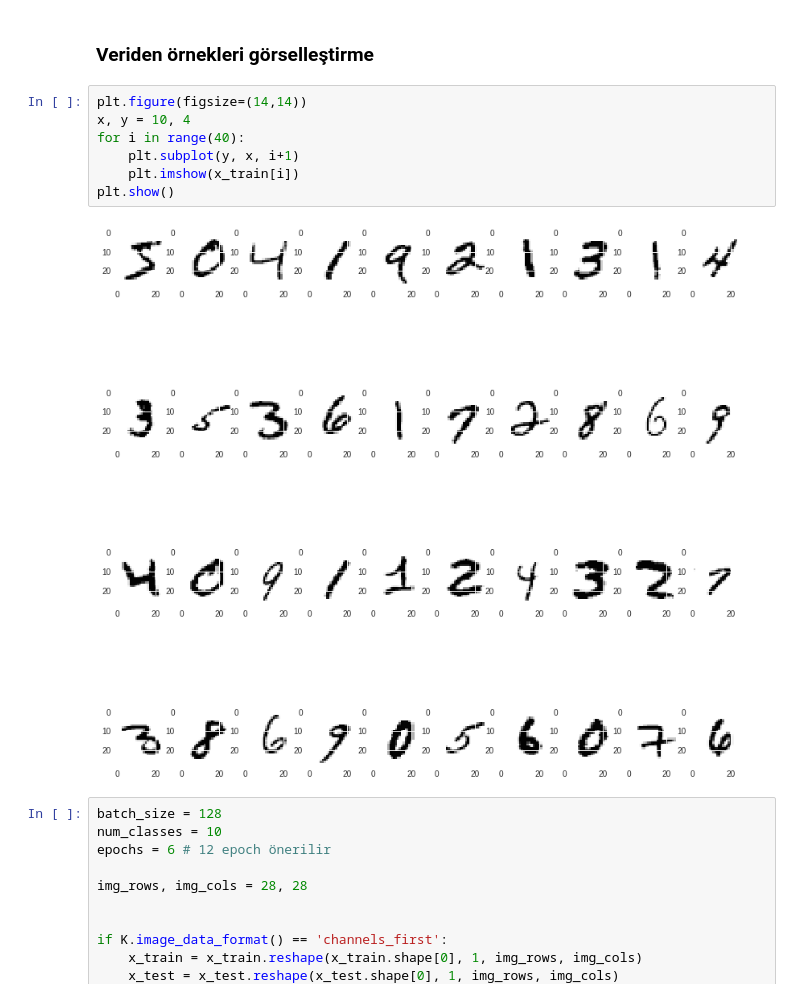
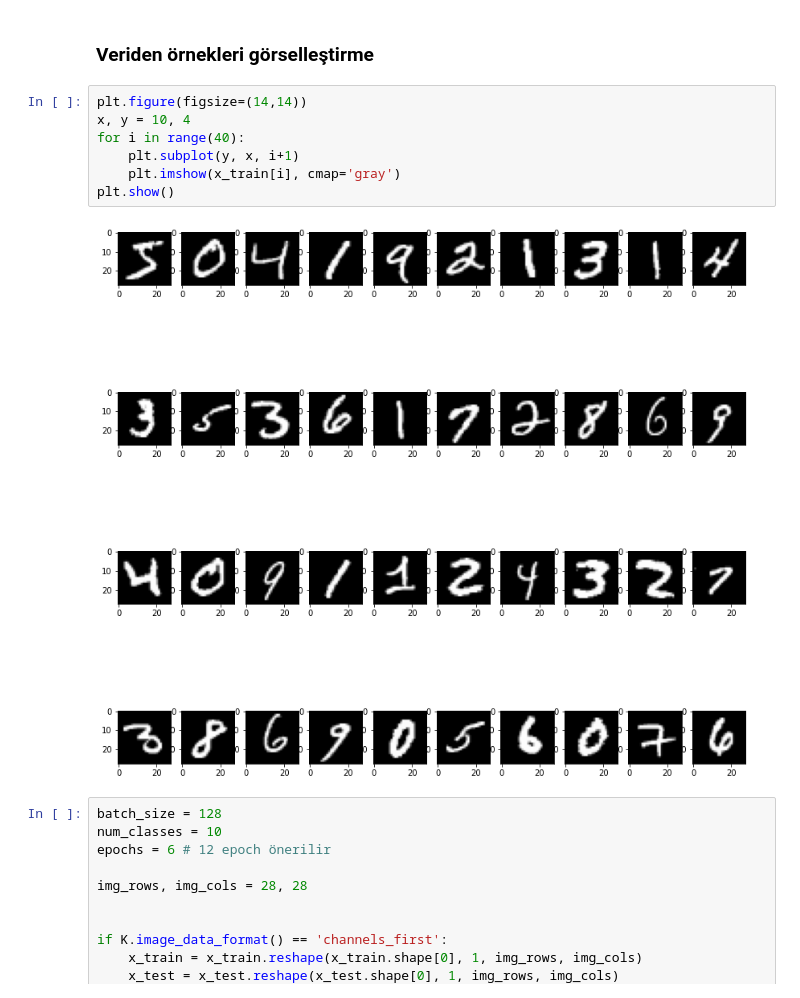
Before and after one commit to ayyucekizrak/Udemy_DerinOgrenmeyeGiris, a Jupyter notebook: Evrisimli_Sinir_Aglari/RakamTanima_CNN.ipynb, the cells around one changed output. Cells and saved outputs as stored; diff of their text form.

```diff
--- a/Evrisimli_Sinir_Aglari/RakamTanima_CNN.ipynb
+++ b/Evrisimli_Sinir_Aglari/RakamTanima_CNN.ipynb
@@ -82,12 +73,12 @@ Using TensorFlow backend.
 # %%
 plt.figure(figsize=(14,14))
 x, y = 10, 4
 for i in range(40):
     plt.subplot(y, x, i+1)
-    plt.imshow(x_train[i])
+    plt.imshow(x_train[i], cmap='gray')
 plt.show()
 # %% [output]
-[figure, old version]
+[figure, new version]
 # %%
 batch_size = 128
 num_classes = 10
```
Also changed, not shown: parts of 19 cells of this notebook, 1 other file.
